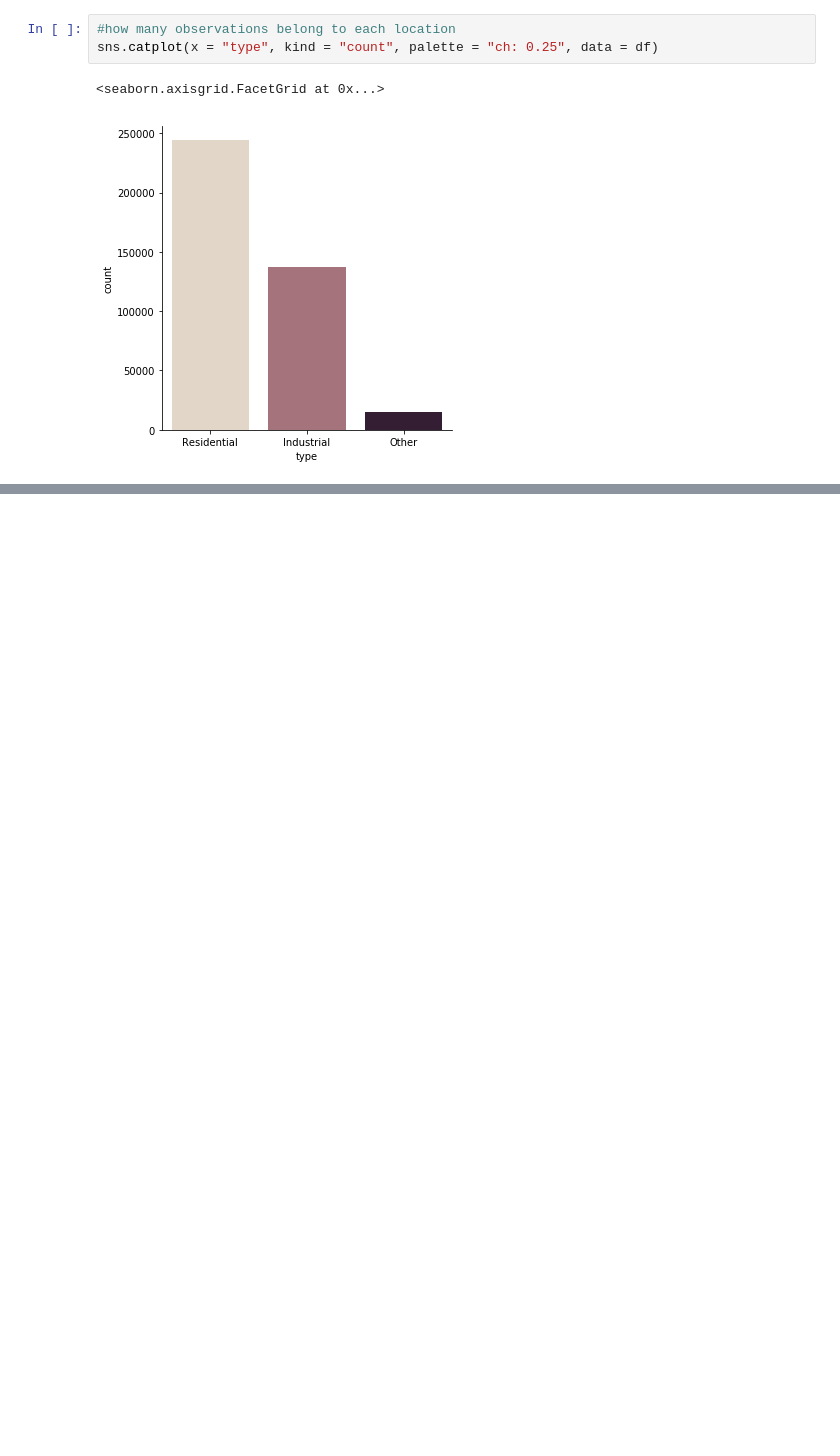
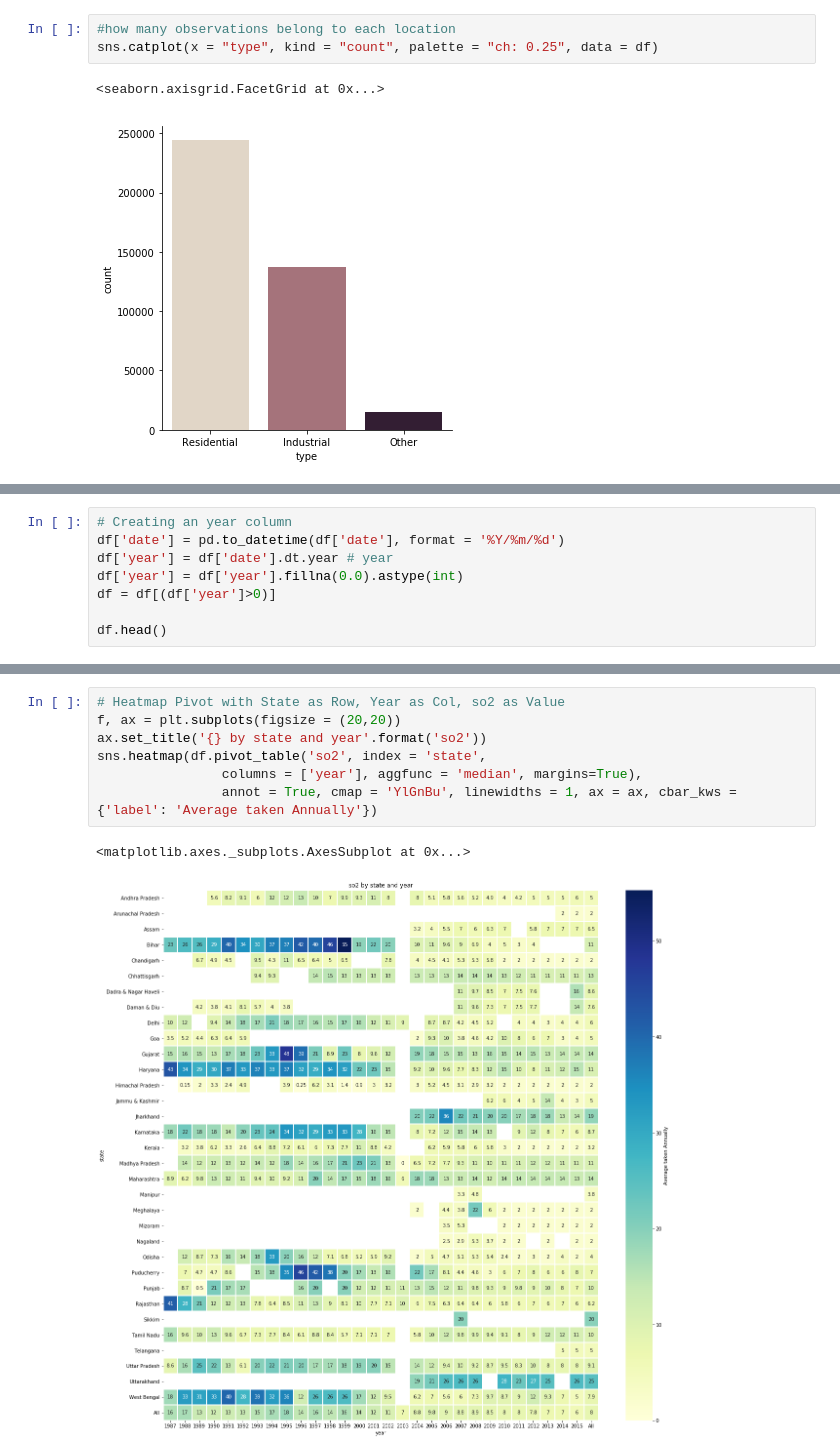
Before and after one commit to somya-anchalia/Data-Analytics-Projects, a Jupyter notebook: Air Pollution - India/air-pollution-analysis.ipynb, the cells around one changed output, grey strips where cells are left out. Saved outputs shown, nothing was run; the diff lists cells and outputs as text; blank space fills up the shorter version.

```diff
--- a/Air Pollution - India/air-pollution-analysis.ipynb
+++ b/Air Pollution - India/air-pollution-analysis.ipynb
@@ -149,0 +176,8 @@ sns.catplot(x = "type", kind = "count", palette = "ch: 0.25", data = df)
+# %%
+# Creating an year column
+df['date'] = pd.to_datetime(df['date'], format = '%Y/%m/%d')
+df['year'] = df['date'].dt.year # year
+df['year'] = df['year'].fillna(0.0).astype(int)
+df = df[(df['year']>0)]
+
+df.head()
@@ -149,0 +191,10 @@ sns.catplot(x = "type", kind = "count", palette = "ch: 0.25", data = df)
+# %%
+# Heatmap Pivot with State as Row, Year as Col, so2 as Value
+f, ax = plt.subplots(figsize = (20,20))
+ax.set_title('{} by state and year'.format('so2'))
+sns.heatmap(df.pivot_table('so2', index = 'state',
+                columns = ['year'], aggfunc = 'median', margins=True),
+                annot = True, cmap = 'YlGnBu', linewidths = 1, ax = ax, cbar_kws = {'label': 'Average taken Annually'})
+# %% [output]
+<matplotlib.axes._subplots.AxesSubplot at 0x...>
+[figure, added]
```
Also changed, not shown: parts of 6 cells of this notebook.
